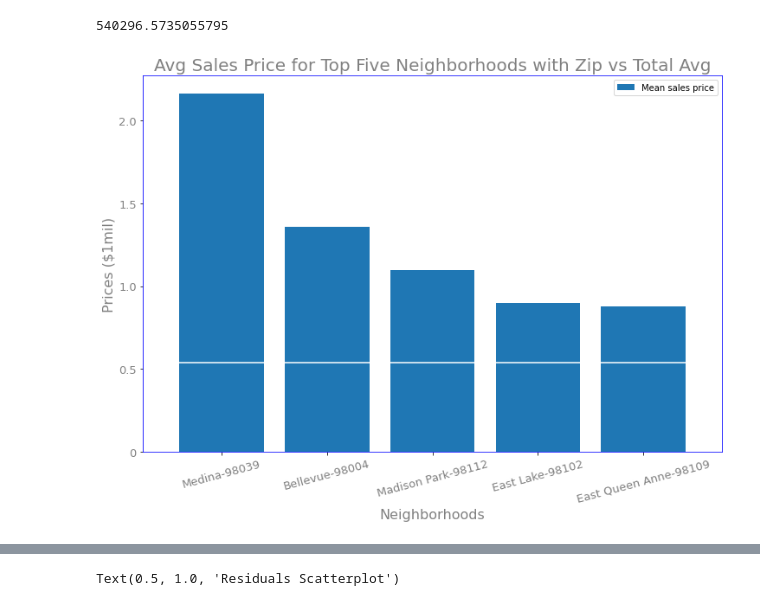
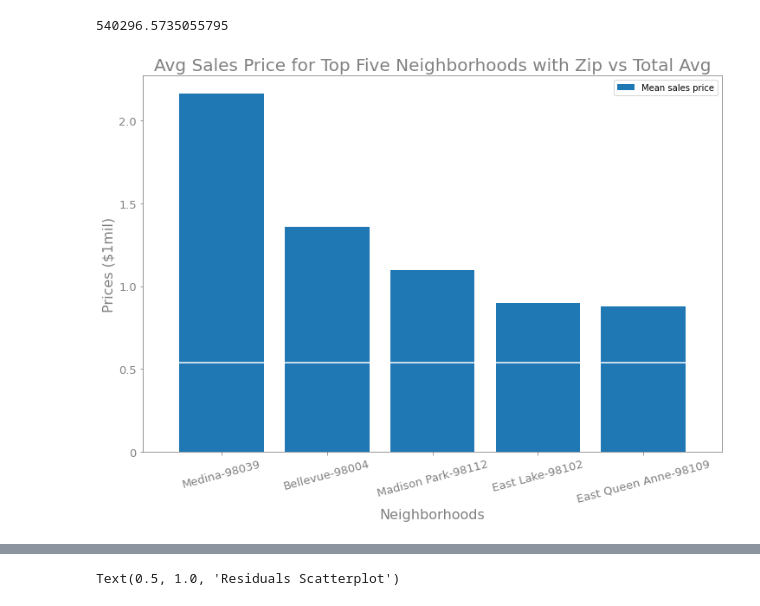
Before and after one commit to ekvu/phase_2_project_King_County_RE, a Jupyter notebook: COPY_PLAY_NOTEBOOK.ipynb, the cells around one changed output, grey strips where cells are left out. Saved outputs shown, nothing was run; the diff lists cells and outputs as text; code cells hidden in the pictures.

Commit message:
updated spines and borders

```diff
--- a/COPY_PLAY_NOTEBOOK.ipynb
+++ b/COPY_PLAY_NOTEBOOK.ipynb
@@ -592,21 +592,29 @@ kc_mean_price
 # %%
 fig, ax = plt.subplots(figsize = (12, 8))
 plt.style.use=('dark_background')
-plt.rc('axes',ec='green')
+ax.spines['bottom'].set_color('gray')
+ax.spines['top'].set_color('gray')
+ax.spines['left'].set_color('gray')
+ax.spines['right'].set_color('gray')
+ax.yaxis.label.set_color('gray')
+ax.tick_params(axis='x', colors='gray')
+ax.yaxis.label.set_color('gray')
+ax.tick_params(axis='y', colors='gray')
+ax.xaxis.label.set_color('gray')
 #top5 model neighborhood label for plot
 area_labels = ["Medina-98039", "Bellevue-98004", "Madison Park-98112",
                "East Lake-98102", "East Queen Anne-98109"]
 #mean for the top 5 Model neighborhoods.
 zip_price = [2.161300e+06,1.356524e+06,1.096239e+06, 8.996077e+05,8.800778e+05 ]
 
 ax.bar(area_labels, zip_price)
 ax.set_title('Avg Sales Price for Top Five Neighborhoods with Zip vs Total Avg', fontsize=20, color='gray')
 ax.set_xlabel('Neighborhoods', fontsize=16, color='gray')
 ax.set_ylabel('Prices ($1mil)', fontsize=16, color='gray')
 ax.legend(['Mean sales price', 'Average Price'])
 plt.hlines(kc_mean_price, -.5 ,4.5, colors="white", label="Average Price")
 ax.set_xticklabels(area_labels, rotation=15, fontsize=13, color='gray')
 ax.set_yticklabels(['0', '0.5', '1.0', '1.5', '2.0'], fontsize=13, color='gray');
-plt.savefig('./images/Mean_Sales_Zip_Price',bbox_inches='tight')
+plt.savefig('./images/Mean_Sales_Zip_Price',bbox_inches='tight', transparent=True)
 # %% [output]
-[figure, old version]
+[figure, new version]
```
Also changed, not shown: parts of 4 cells of this notebook, 1 other file.
